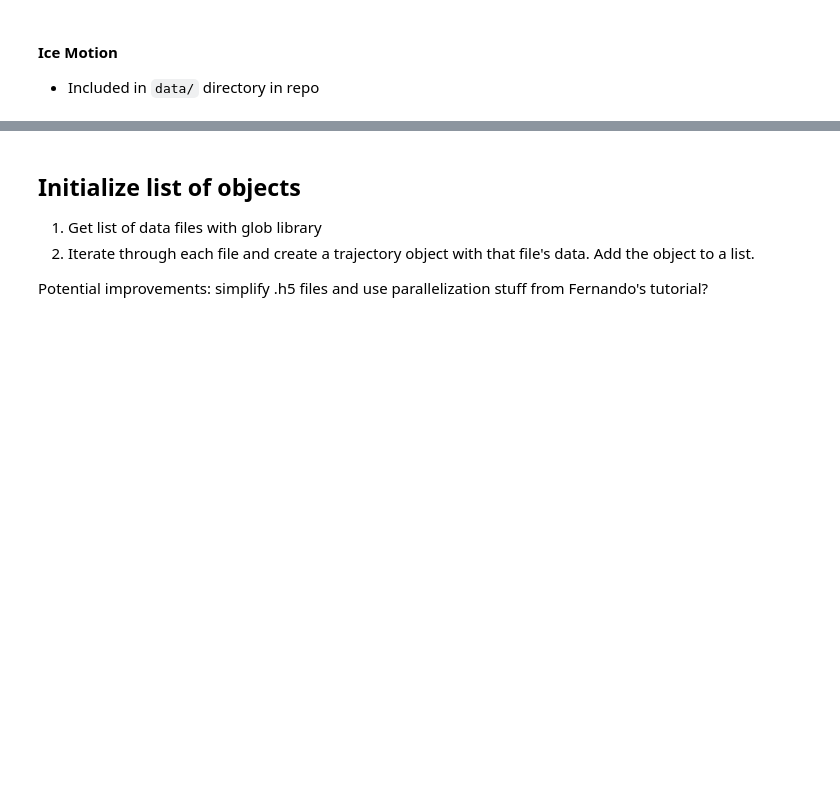
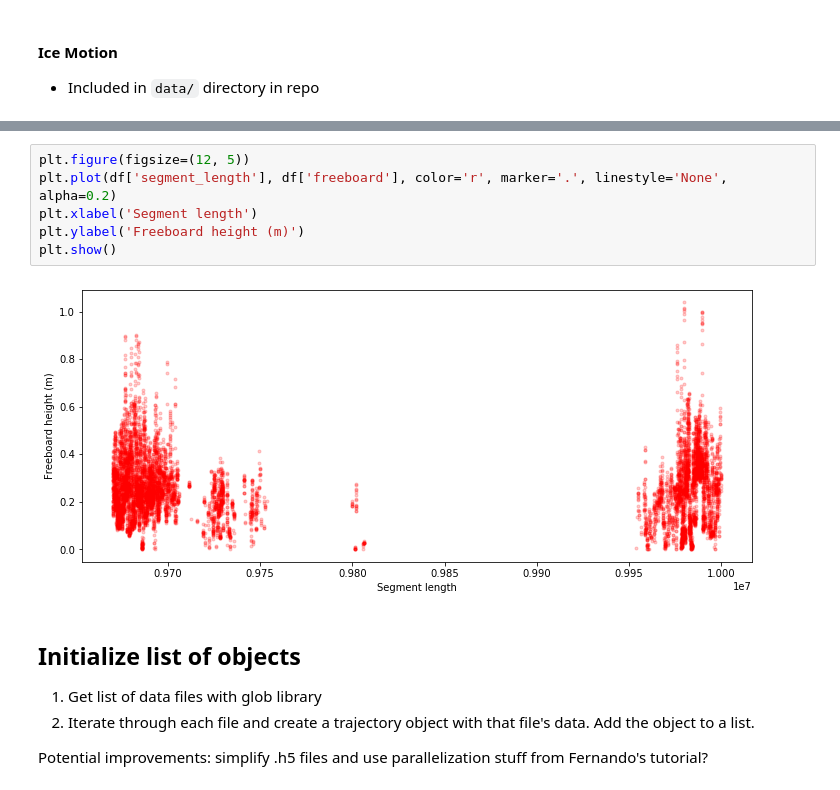
Before and after one commit to ICESAT-2HackWeek/segtrax, a Jupyter notebook: notebooks/segtrax.ipynb, the cells around one changed output, grey strips where cells are left out. Saved outputs shown, nothing was run; the diff lists cells and outputs as text; blank space fills up the shorter version.

```diff
--- a/notebooks/segtrax.ipynb
+++ b/notebooks/segtrax.ipynb
@@ -59,3 +83,11 @@ download: s3://pangeo-data-upload-oregon/icesat2/segtrax/Outputs.tar.gz to ../da
+# %%
+plt.figure(figsize=(12, 5))
+plt.plot(df['segment_length'], df['freeboard'], color='r', marker='.', linestyle='None', alpha=0.2)
+plt.xlabel('Segment length')
+plt.ylabel('Freeboard height (m)')
+plt.show()
+# %% [output]
+[figure, added]
 # %% [markdown]
 ## Initialize list of objects
 1. Get list of data files with glob library
```
Also changed, not shown: parts of 11 cells of this notebook.
